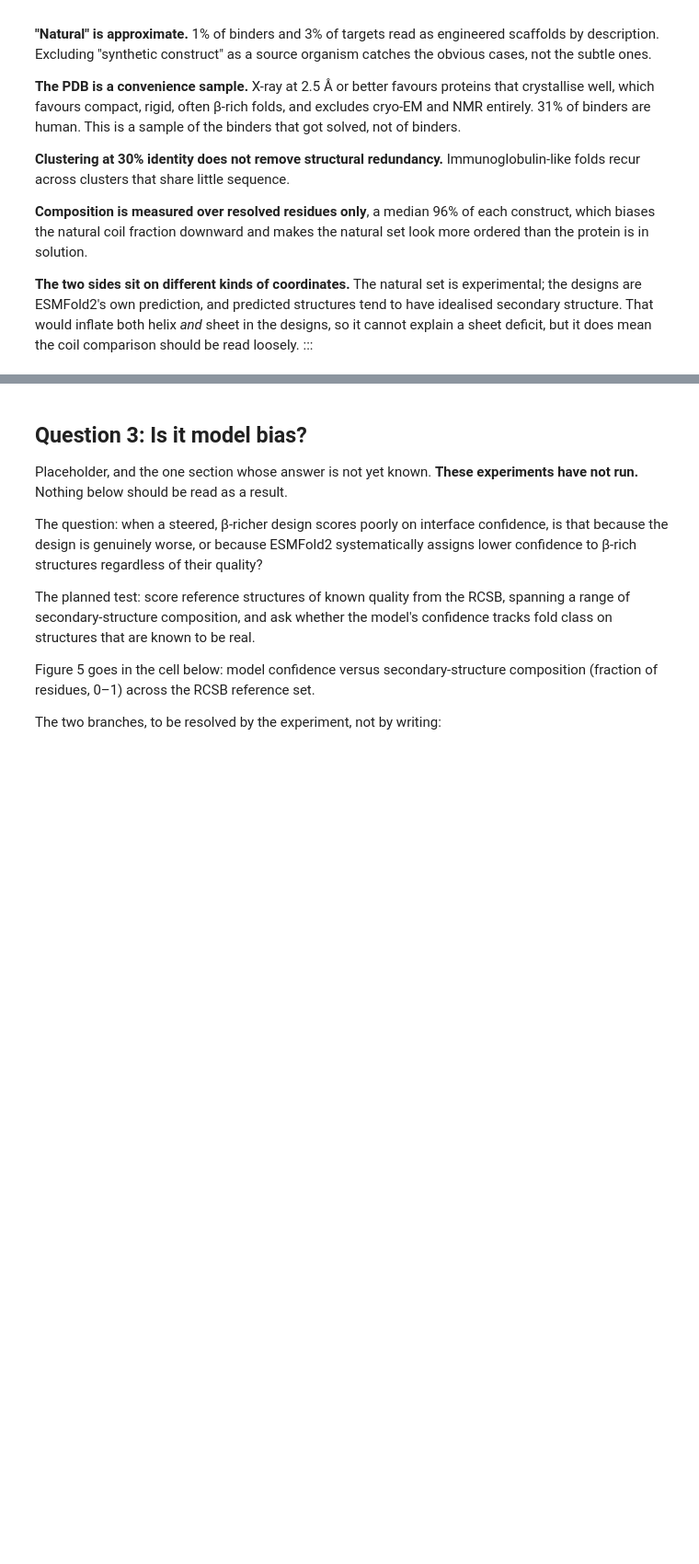
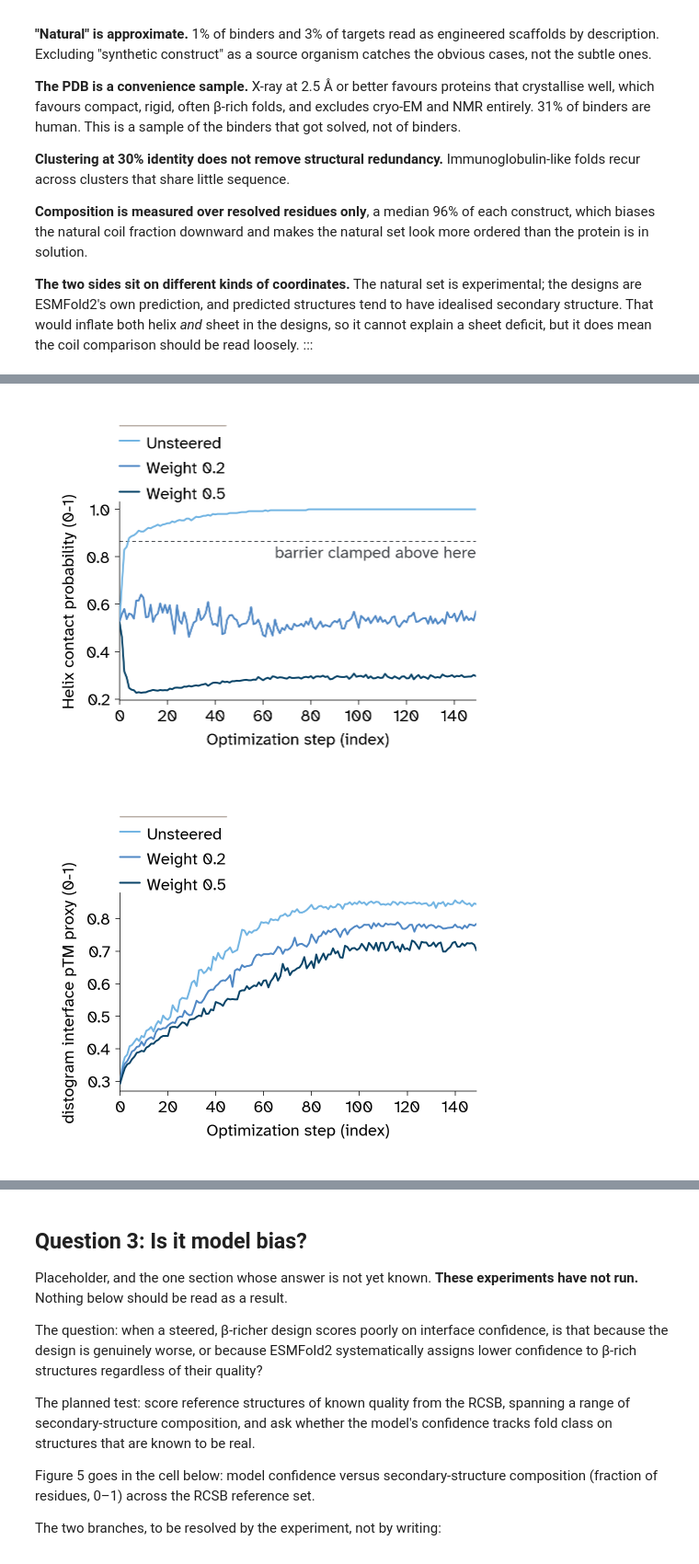
Before and after one commit to Arcadia-Science/esmfold2-secondary-structure-steering, a Jupyter notebook: index.ipynb, the cells around one changed output, grey strips where cells are left out. Shown at 92% size. Saved outputs shown, nothing was run; the diff lists cells and outputs as text; code cells hidden in the pictures; blank space fills up the shorter version.

```diff
--- a/index.ipynb
+++ b/index.ipynb
@@ -272,0 +285,15 @@ pd.pivot_table(
+# %%
+#| label: fig-trace
+#| fig-cap: "The optimization trajectory, per arm. Lines are the per-step median across all 150 designs in an arm; no spread band, because the three interquartile ranges overlap across most of the run and drawing them hid the lines they belonged to. The left panel is the helicity score the steering term acts on, with the clamp threshold marked; the right panel is the per-step interface confidence proxy, which is available at every step where true interface pTM is not."
+#| fig-subcap:
+#|   - "Helicity score the term acts on"
+#|   - "Interface confidence proxy"
+#| layout-ncol: 2
+#| code-fold: true
+#| code-summary: "Code for Figure 3"
+
+for metric in ("helix_contact", "iptm_proxy"):
+    figures.trace_lines(trace, metric, ARMS)
+# %% [output]
+[figure, added]
+[figure, added]
```
Also changed, not shown: parts of 26 cells of this notebook, 9 other files.
